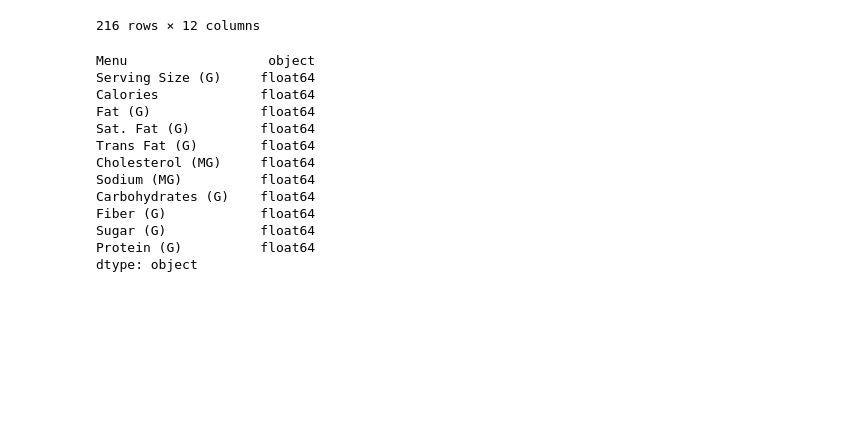
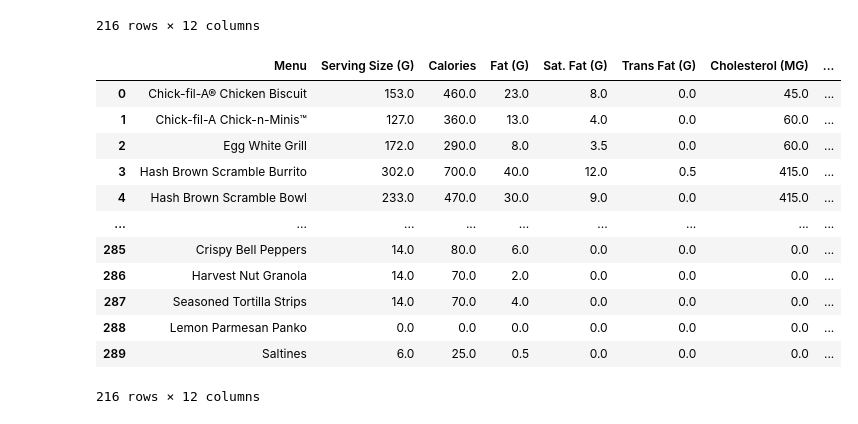
Before and after one commit to Tobisan4/Pokemon_friends, a Jupyter notebook: Project__2.ipynb, the cells around one changed output. Cells and saved outputs as stored; diff of their text form; code cells hidden in the pictures; blank space fills up the shorter version.

```diff
--- a/Project__2.ipynb
+++ b/Project__2.ipynb
@@ -114,30 +114,30 @@ chick_fil_a_data_df.rename(columns = {"Serving size":"Serving Size (G)"}, inplac
 # %%
 # Convert the data type of multiple columns to "float"
 convert_dtype = {
     "Serving Size (G)": float,
     "Cholesterol (MG)": float,
     "Sodium (MG)": float,
     "Carbohydrates (G)": float,
     "Fiber (G)": float,
     "Sugar (G)": float,
     "Protein (G)": float
 }
 chick_fil_a_data_df = chick_fil_a_data_df.astype(convert_dtype)
-chick_fil_a_data_df.dtypes
+chick_fil_a_data_df
 # %% [output]
+|  | Menu | Serving Size (G) | Calories | Fat (G) | Sat. Fat (G) | Trans Fat (G) | Cholesterol (MG) | ... |
+| 0 | Chick-fil-A® Chicken Biscuit | 153.0 | 460.0 | 23.0 | 8.0 | 0.0 | 45.0 | ... |
+| 1 | Chick-fil-A Chick-n-Minis™ | 127.0 | 360.0 | 13.0 | 4.0 | 0.0 | 60.0 | ... |
+| 2 | Egg White Grill | 172.0 | 290.0 | 8.0 | 3.5 | 0.0 | 60.0 | ... |
+| 3 | Hash Brown Scramble Burrito | 302.0 | 700.0 | 40.0 | 12.0 | 0.5 | 415.0 | ... |
+| 4 | Hash Brown Scramble Bowl | 233.0 | 470.0 | 30.0 | 9.0 | 0.0 | 415.0 | ... |
+| ... | ... | ... | ... | ... | ... | ... | ... | ... |
+| 285 | Crispy Bell Peppers | 14.0 | 80.0 | 6.0 | 0.0 | 0.0 | 0.0 | ... |
+| 286 | Harvest Nut Granola | 14.0 | 70.0 | 2.0 | 0.0 | 0.0 | 0.0 | ... |
+| 287 | Seasoned Tortilla Strips | 14.0 | 70.0 | 4.0 | 0.0 | 0.0 | 0.0 | ... |
+| 288 | Lemon Parmesan Panko | 0.0 | 0.0 | 0.0 | 0.0 | 0.0 | 0.0 | ... |
+| 289 | Saltines | 6.0 | 25.0 | 0.5 | 0.0 | 0.0 | 0.0 | ... |
-Menu                  object
-Serving Size (G)     float64
-Calories             float64
-Fat (G)              float64
-Sat. Fat (G)         float64
-Trans Fat (G)        float64
-Cholesterol (MG)     float64
-Sodium (MG)          float64
-Carbohydrates (G)    float64
-Fiber (G)            float64
-Sugar (G)            float64
-Protein (G)          float64
-dtype: object
+216 rows × 12 columns
 # %%
 # Set the title case for the "Menu" column
 chick_fil_a_data_df["Menu"] = chick_fil_a_data_df["Menu"].str.title()
```
Also changed, not shown: parts of 4 cells of this notebook, 2 other files.
